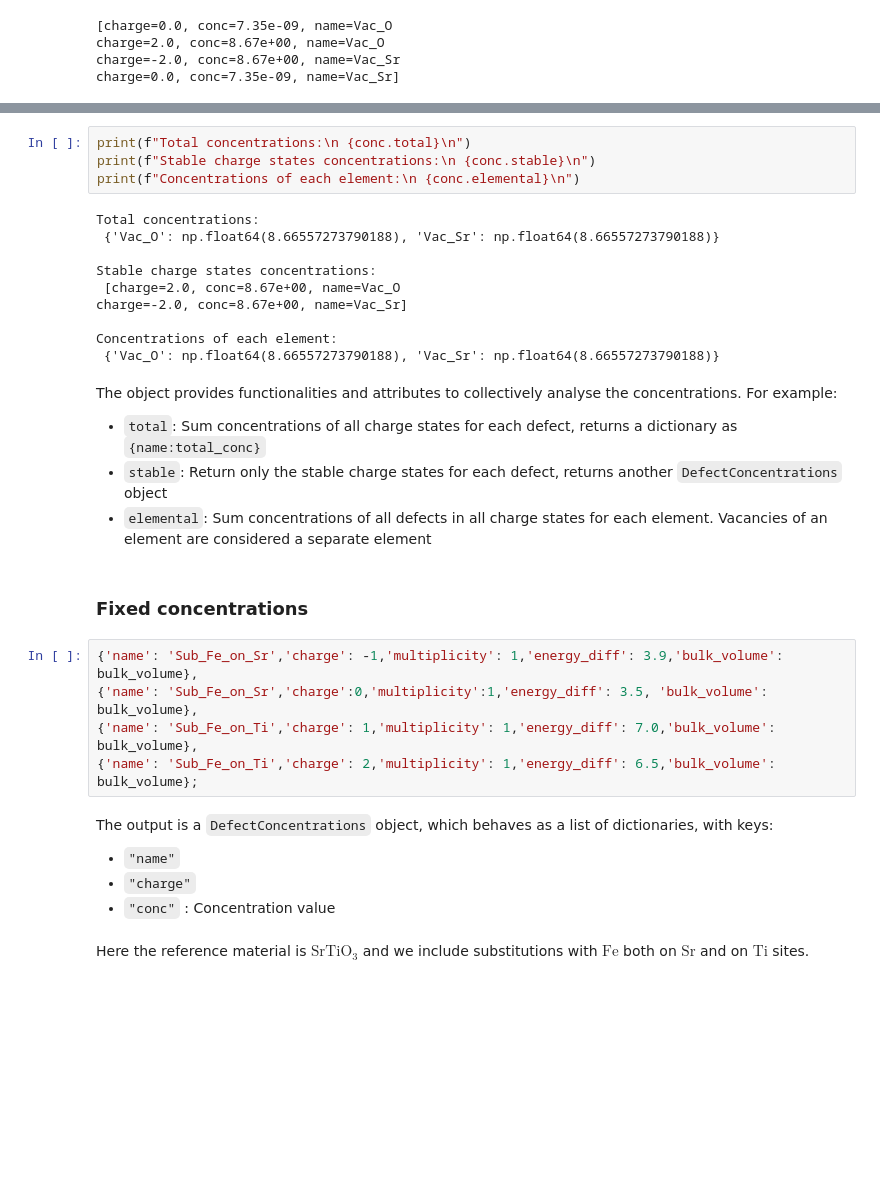
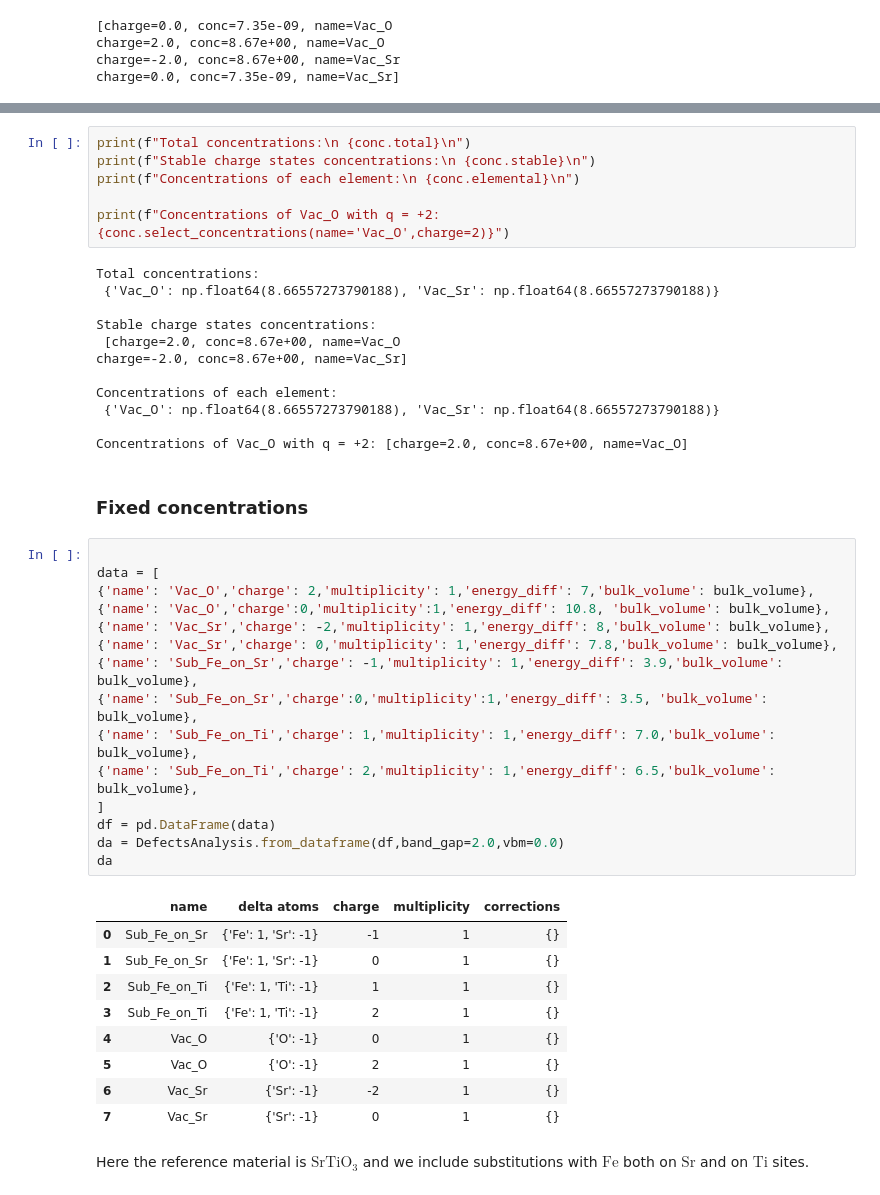
Before and after one commit to lorenzo-villa-hub/defermi, a Jupyter notebook: tutorials/defect_concentrations.ipynb, the cells around one changed output, grey strips where cells are left out. Drawn from its saved outputs; the diff is of its cells as text; blank space fills up the shorter version.

```diff
--- a/tutorials/defect_concentrations.ipynb
+++ b/tutorials/defect_concentrations.ipynb
@@ -44,6 +55,8 @@ charge=0.0, conc=7.35e-09, name=Vac_Sr]
 print(f"Total concentrations:\n {conc.total}\n")
 print(f"Stable charge states concentrations:\n {conc.stable}\n")
 print(f"Concentrations of each element:\n {conc.elemental}\n")
+
+print(f"Concentrations of Vac_O with q = +2: {conc.select_concentrations(name='Vac_O',charge=2)}")
 # %% [output]
 Total concentrations:
  {'Vac_O': np.float64(8.66557273790188), 'Vac_Sr': np.float64(8.66557273790188)}
@@ -54,22 +67,34 @@ charge=-2.0, conc=8.67e+00, name=Vac_Sr]
 
 Concentrations of each element:
  {'Vac_O': np.float64(8.66557273790188), 'Vac_Sr': np.float64(8.66557273790188)}
+
+Concentrations of Vac_O with q = +2: [charge=2.0, conc=8.67e+00, name=Vac_O]
-# %% [markdown]
-The object provides functionalities and attributes to collectively analyse the concentrations. For example:
-- `total`: Sum concentrations of all charge states for each defect, returns a dictionary as `{name:total_conc}`
-- `stable`: Return only the stable charge states for each defect, returns another `DefectConcentrations` object
-- `elemental`: Sum concentrations of all defects in all charge states for each element. Vacancies of an element are considered a separate element
 # %% [markdown]
 ### Fixed concentrations
 # %%
+
+data = [
+{'name': 'Vac_O','charge': 2,'multiplicity': 1,'energy_diff': 7,'bulk_volume': bulk_volume},
+{'name': 'Vac_O','charge':0,'multiplicity':1,'energy_diff': 10.8, 'bulk_volume': bulk_volume},
+{'name': 'Vac_Sr','charge': -2,'multiplicity': 1,'energy_diff': 8,'bulk_volume': bulk_volume},
+{'name': 'Vac_Sr','charge': 0,'multiplicity': 1,'energy_diff': 7.8,'bulk_volume': bulk_volume},
 {'name': 'Sub_Fe_on_Sr','charge': -1,'multiplicity': 1,'energy_diff': 3.9,'bulk_volume': bulk_volume},
 {'name': 'Sub_Fe_on_Sr','charge':0,'multiplicity':1,'energy_diff': 3.5, 'bulk_volume': bulk_volume},
 {'name': 'Sub_Fe_on_Ti','charge': 1,'multiplicity': 1,'energy_diff': 7.0,'bulk_volume': bulk_volume},
-{'name': 'Sub_Fe_on_Ti','charge': 2,'multiplicity': 1,'energy_diff': 6.5,'bulk_volume': bulk_volume};
+{'name': 'Sub_Fe_on_Ti','charge': 2,'multiplicity': 1,'energy_diff': 6.5,'bulk_volume': bulk_volume},
+]
+df = pd.DataFrame(data)
+da = DefectsAnalysis.from_dataframe(df,band_gap=2.0,vbm=0.0)
+da
+# %% [output]
+|  | name | delta atoms | charge | multiplicity | corrections |
+| 0 | Sub_Fe_on_Sr | {'Fe': 1, 'Sr': -1} | -1 | 1 | {} |
+| 1 | Sub_Fe_on_Sr | {'Fe': 1, 'Sr': -1} | 0 | 1 | {} |
+| 2 | Sub_Fe_on_Ti | {'Fe': 1, 'Ti': -1} | 1 | 1 | {} |
+| 3 | Sub_Fe_on_Ti | {'Fe': 1, 'Ti': -1} | 2 | 1 | {} |
+| 4 | Vac_O | {'O': -1} | 0 | 1 | {} |
+| 5 | Vac_O | {'O': -1} | 2 | 1 | {} |
+| 6 | Vac_Sr | {'Sr': -1} | -2 | 1 | {} |
+| 7 | Vac_Sr | {'Sr': -1} | 0 | 1 | {} |
-# %% [markdown]
-The output is a `DefectConcentrations` object, which behaves as a list of dictionaries, with keys:
-- `"name"`
-- `"charge"`
-- `"conc"` : Concentration value
 # %% [markdown]
  Here the reference material is $\mathrm{SrTiO}_3$ and we include substitutions with $\mathrm{Fe}$ both on $\mathrm{Sr}$ and on $\mathrm{Ti}$ sites.
```
Also changed, not shown: parts of 2 cells of this notebook.
